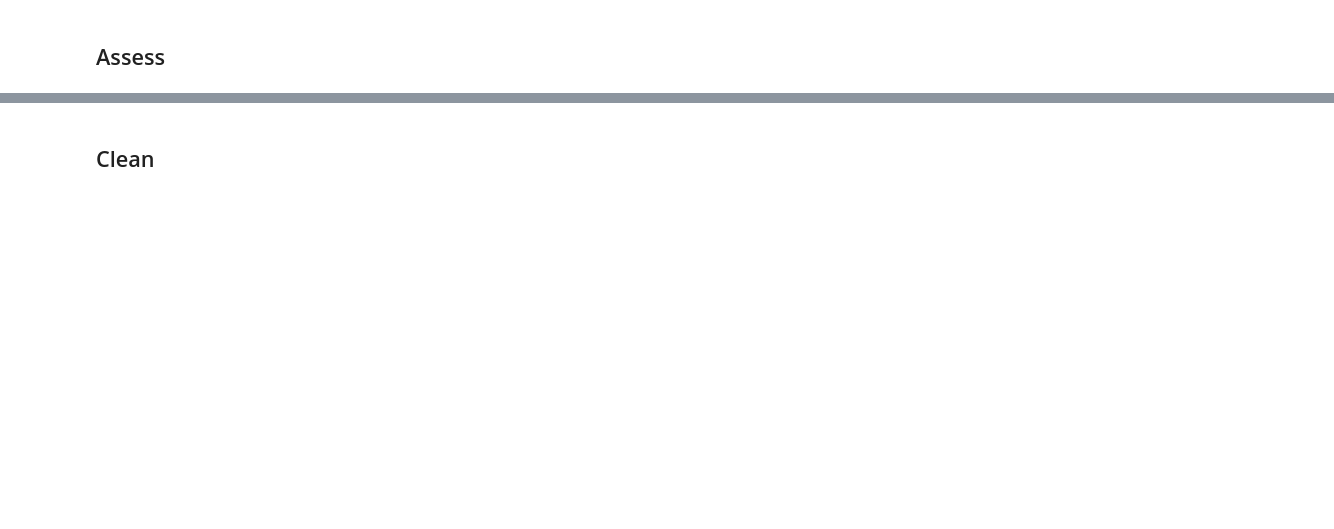
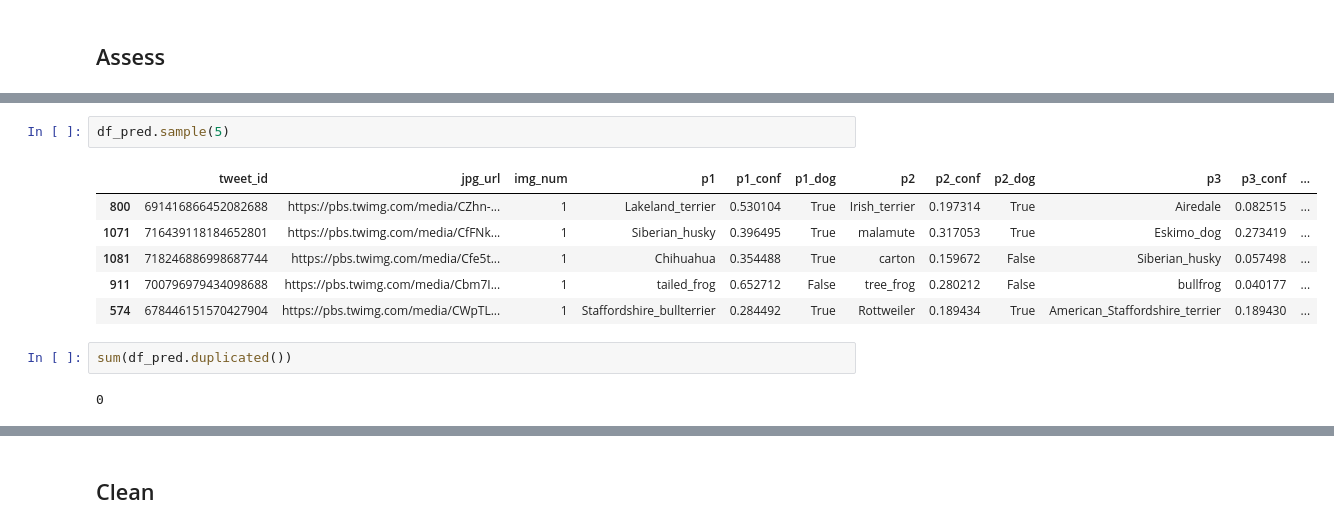
Before and after one commit to omarbassam88/we-rate-dogs, a Jupyter notebook: wrangle_act.ipynb, the cells around one changed output, grey strips where cells are left out. Drawn from its saved outputs; the diff is of its cells as text; blank space fills up the shorter version.

```diff
--- a/wrangle_act.ipynb
+++ b/wrangle_act.ipynb
@@ -93,0 +252,13 @@ Success
+# %%
+df_pred.sample(5)
+# %% [output]
+|  | tweet_id | jpg_url | img_num | p1 | p1_conf | p1_dog | p2 | p2_conf | p2_dog | p3 | p3_conf | ... |
+| 800 | 691416866452082688 | https://pbs.twimg.com/media/CZhn-... | 1 | Lakeland_terrier | 0.530104 | True | Irish_terrier | 0.197314 | True | Airedale | 0.082515 | ... |
+| 1071 | 716439118184652801 | https://pbs.twimg.com/media/CfFNk... | 1 | Siberian_husky | 0.396495 | True | malamute | 0.317053 | True | Eskimo_dog | 0.273419 | ... |
+| 1081 | 718246886998687744 | https://pbs.twimg.com/media/Cfe5t... | 1 | Chihuahua | 0.354488 | True | carton | 0.159672 | False | Siberian_husky | 0.057498 | ... |
+| 911 | 700796979434098688 | https://pbs.twimg.com/media/Cbm7I... | 1 | tailed_frog | 0.652712 | False | tree_frog | 0.280212 | False | bullfrog | 0.040177 | ... |
+| 574 | 678446151570427904 | https://pbs.twimg.com/media/CWpTL... | 1 | Staffordshire_bullterrier | 0.284492 | True | Rottweiler | 0.189434 | True | American_Staffordshire_terrier | 0.189430 | ... |
+# %%
+sum(df_pred.duplicated())
+# %% [output]
+0
```
Also changed, not shown: parts of 20 cells of this notebook, 1 other file.
